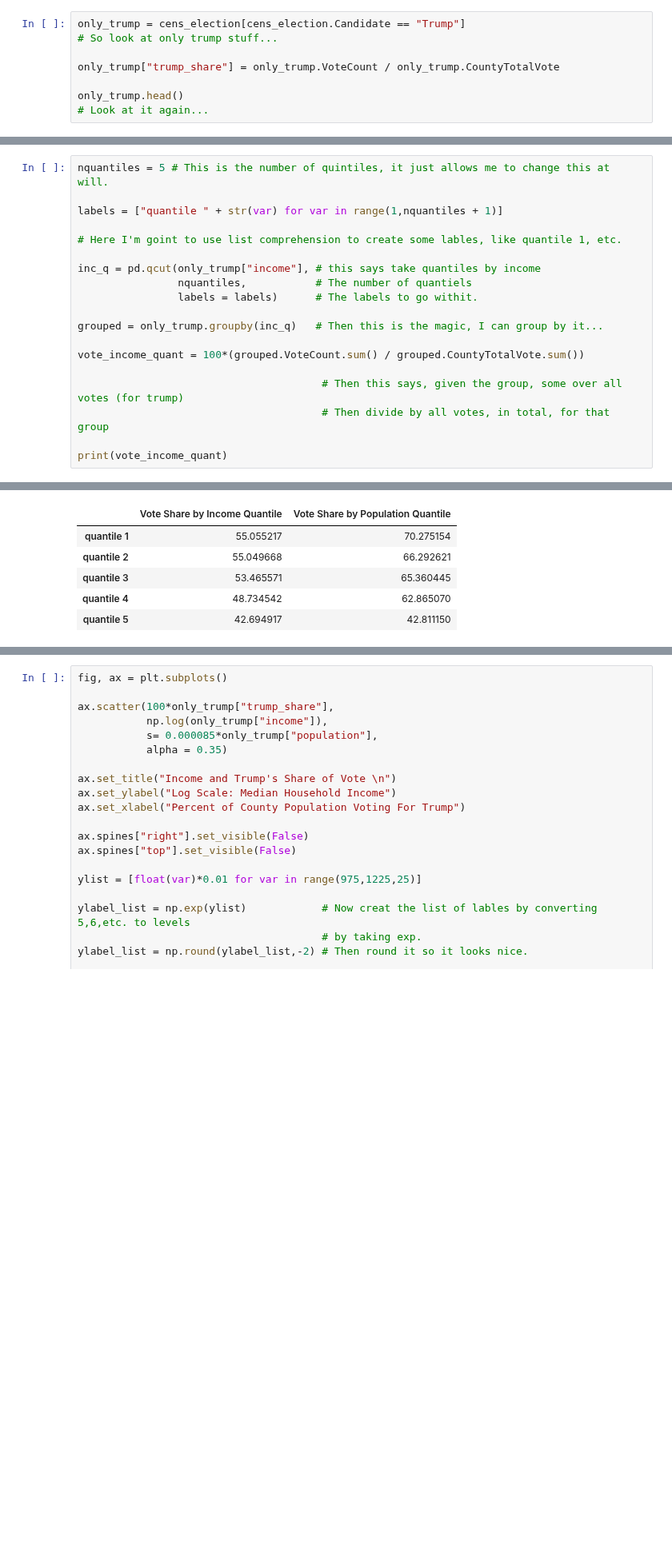
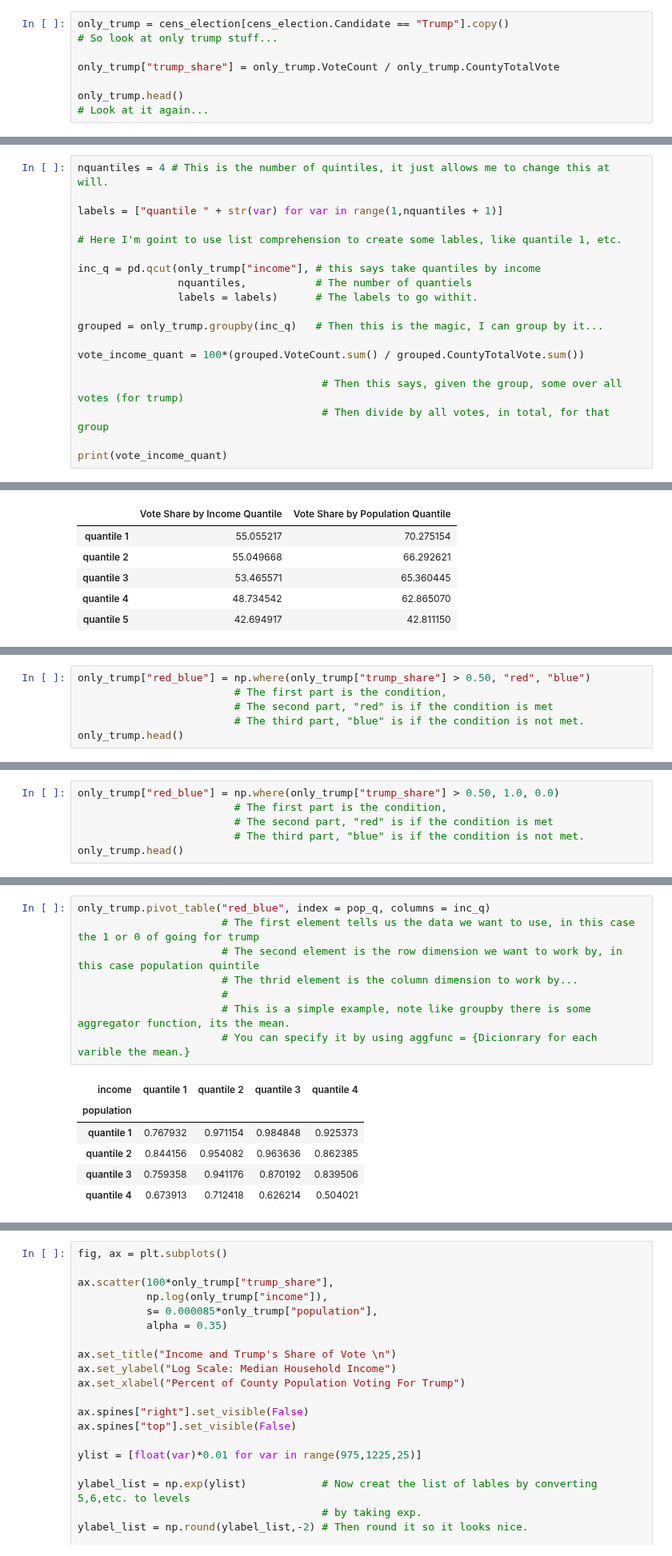
Before and after one commit to mwaugh0328/Data_Bootcamp_Fall_2017, a Jupyter notebook: data_bootcamp_1120/census_notebook.ipynb, the cells around one changed output, grey strips where cells are left out. Shown at 80% size. Saved outputs shown, nothing was run; the diff lists cells and outputs as text; blank space fills up the shorter version.

```diff
--- a/data_bootcamp_1120/census_notebook.ipynb
+++ b/data_bootcamp_1120/census_notebook.ipynb
@@ -346,7 +346,7 @@ cens_election["income"] = cens_election["income"].astype(float)
 # %% [markdown]
 Now, lets take only the Trump votes. This is OK, because notice that we have for each trump entry, both the trump vote and the total number of votes within that country, thus we can construct all votes and all votes for Trump. We don't need to carry around all the other stuff if we are interested in Trump or not Trump.
 # %%
-only_trump = cens_election[cens_election.Candidate == "Trump"]
+only_trump = cens_election[cens_election.Candidate == "Trump"].copy()
 # So look at only trump stuff...
 
 only_trump["trump_share"] = only_trump.VoteCount / only_trump.CountyTotalVote
@@ -367,7 +363,7 @@ See the caveats in the documentation: http://pandas.pydata.org/pandas-docs/stabl
 # %% [markdown]
 Below is the basic syntax to cut the data by different quintiles, then aggregate all votes for trump by income quantile divided by total votes....
 # %%
-nquantiles = 5 # This is the number of quintiles, it just allows me to change this at will.
+nquantiles = 4 # This is the number of quintiles, it just allows me to change this at will.
 
 labels = ["quantile " + str(var) for var in range(1,nquantiles + 1)]
 
@@ -446,0 +450,6 @@ combo.head(10)
+# %%
+only_trump["red_blue"] = np.where(only_trump["trump_share"] > 0.50, "red", "blue")
+                         # The first part is the condition,
+                         # The second part, "red" is if the condition is met
+                         # The third part, "blue" is if the condition is not met.
+only_trump.head()
@@ -446,0 +465,6 @@ combo.head(10)
+# %%
+only_trump["red_blue"] = np.where(only_trump["trump_share"] > 0.50, 1.0, 0.0)
+                         # The first part is the condition,
+                         # The second part, "red" is if the condition is met
+                         # The third part, "blue" is if the condition is not met.
+only_trump.head()
@@ -446,0 +482,15 @@ combo.head(10)
+# %%
+only_trump.pivot_table("red_blue", index = pop_q, columns = inc_q)
+                       # The first element tells us the data we want to use, in this case the 1 or 0 of going for trump
+                       # The second element is the row dimension we want to work by, in this case population quintile
+                       # The thrid element is the column dimension to work by...
+                       #
+                       # This is a simple example, note like groupby there is some aggregator function, its the mean.
+                       # You can specify it by using aggfunc = {Dicionrary for each varible the mean.}
+# %% [output]
+| income | quantile 1 | quantile 2 | quantile 3 | quantile 4 |
+| population |  |  |  |  |
+| quantile 1 | 0.767932 | 0.971154 | 0.984848 | 0.925373 |
+| quantile 2 | 0.844156 | 0.954082 | 0.963636 | 0.862385 |
+| quantile 3 | 0.759358 | 0.941176 | 0.870192 | 0.839506 |
+| quantile 4 | 0.673913 | 0.712418 | 0.626214 | 0.504021 |
```
Also changed, not shown: parts of 16 cells of this notebook.
